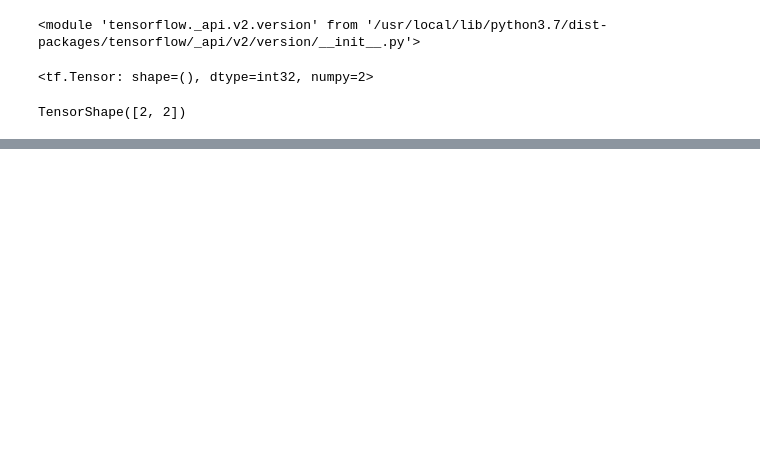
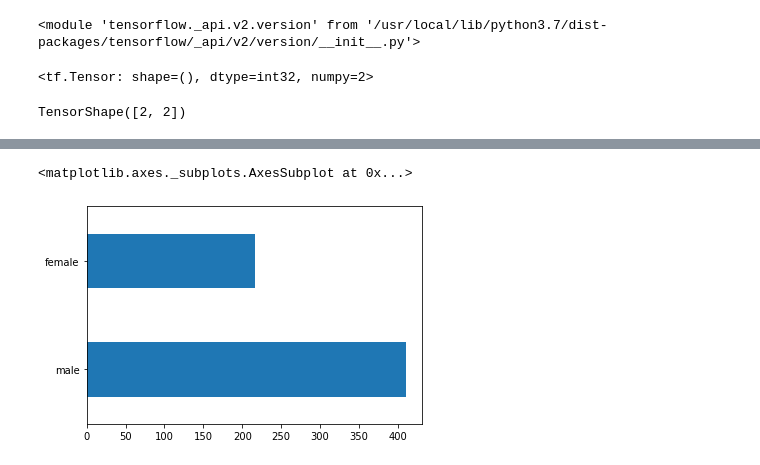
Before and after one commit to Mouly22/100DaysofCODE, a Jupyter notebook: Welcome_To_Colaboratory.ipynb, the cells around one changed output, grey strips where cells are left out. Drawn from its saved outputs; the diff is of its cells as text; code cells hidden in the pictures; blank space fills up the shorter version.

```diff
--- a/Welcome_To_Colaboratory.ipynb
+++ b/Welcome_To_Colaboratory.ipynb
@@ -21,0 +76,5 @@ TensorShape([2, 2])
+# %%
+dftrain.sex.value_counts().plot(kind = 'barh')
+# %% [output]
+<matplotlib.axes._subplots.AxesSubplot at 0x...>
+[figure, added]
```
Also changed, not shown: parts of 10 cells of this notebook.
